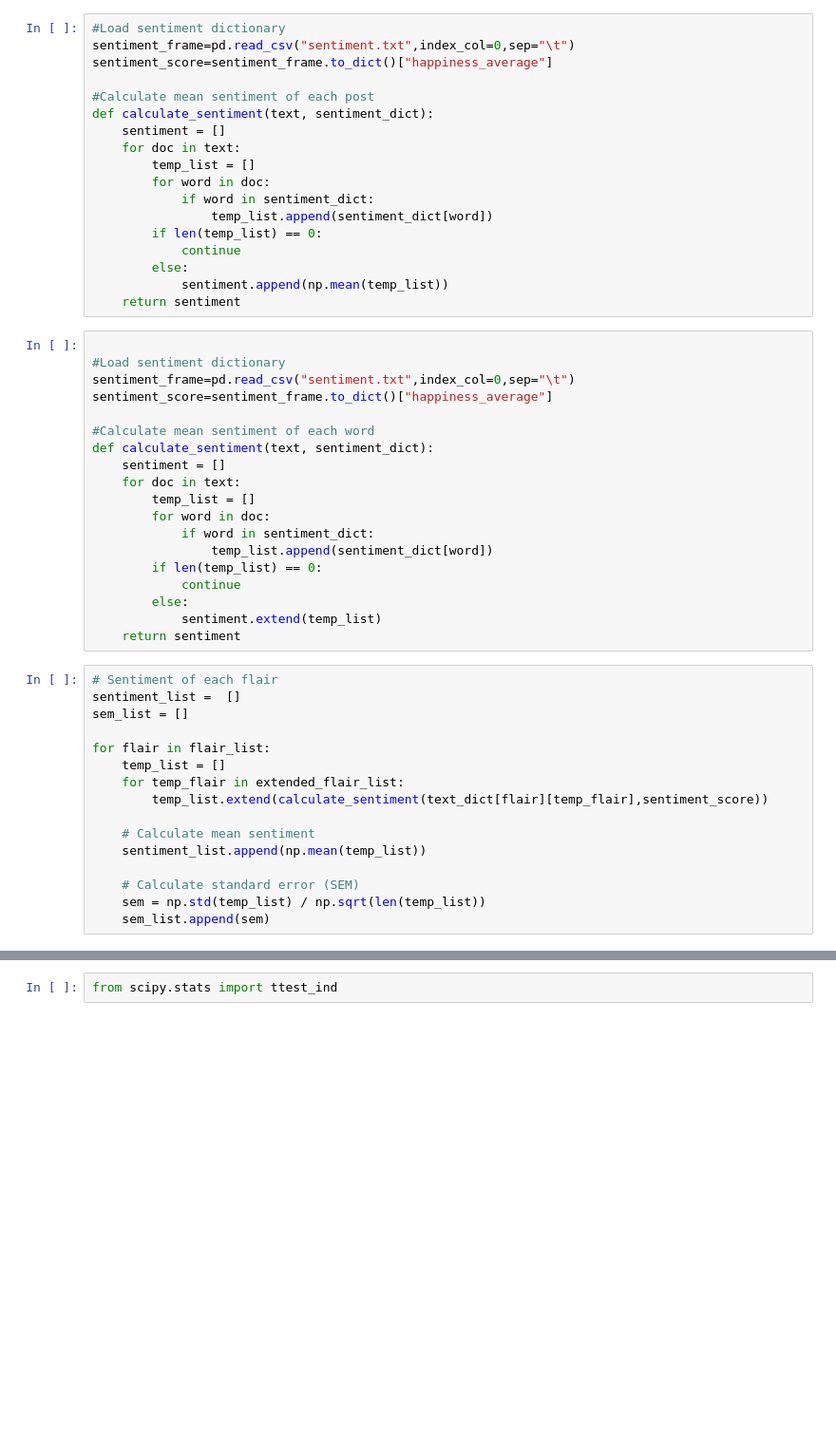
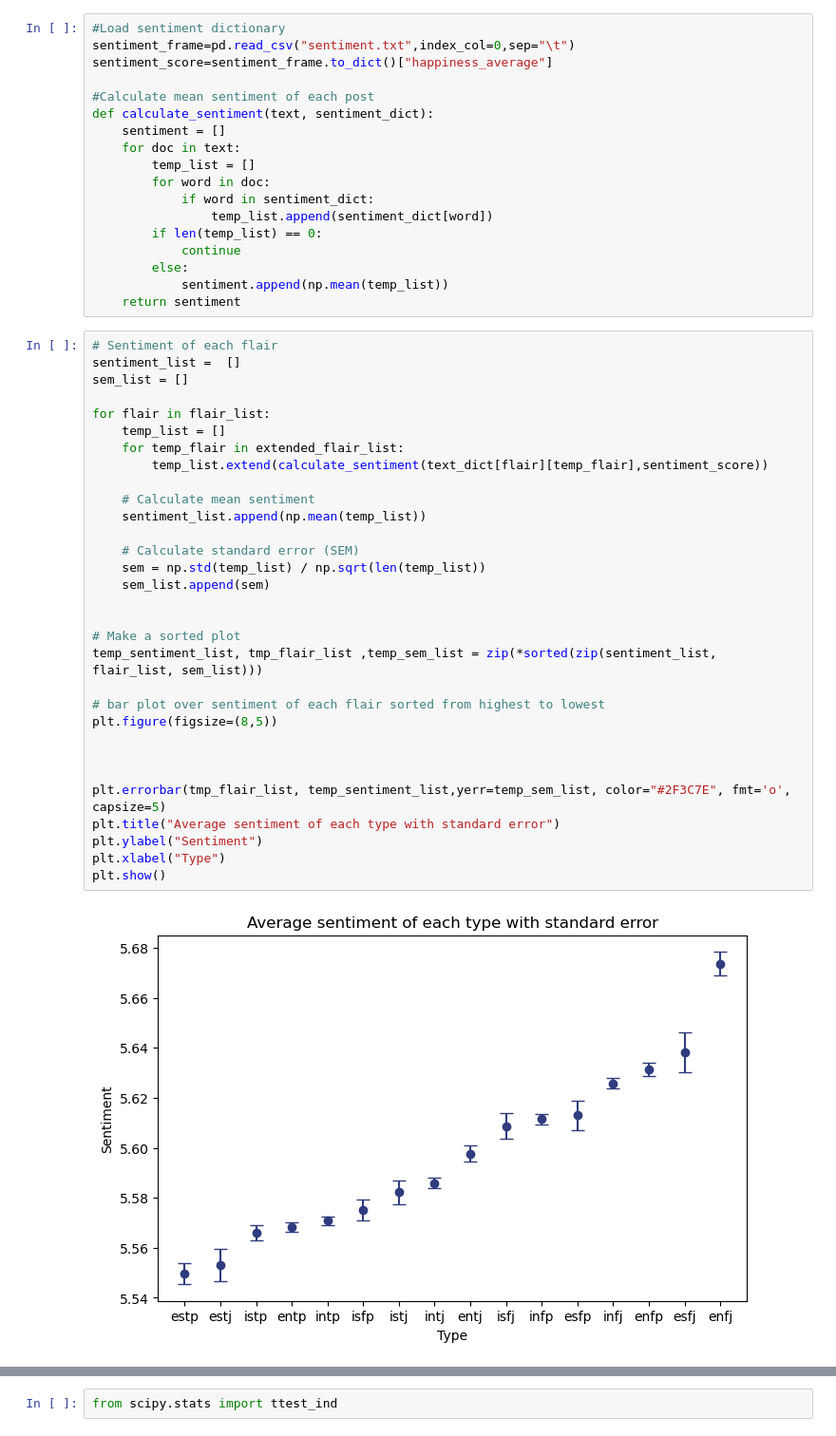
Before and after one commit to luchsonice/MBTI, a Jupyter notebook: 4_text_anlysis_graph.ipynb, the cells around one changed output, grey strips where cells are left out. Shown at 95% size. Saved outputs shown, nothing was run; the diff lists cells and outputs as text; blank space fills up the shorter version.

```diff
--- a/4_text_anlysis_graph.ipynb
+++ b/4_text_anlysis_graph.ipynb
@@ -139,38 +159,36 @@ def calculate_sentiment(text, sentiment_dict):
         else:
             sentiment.append(np.mean(temp_list))
     return sentiment
-# %%
-
-#Load sentiment dictionary
-sentiment_frame=pd.read_csv("sentiment.txt",index_col=0,sep="\t")
-sentiment_score=sentiment_frame.to_dict()["happiness_average"]
-
-#Calculate mean sentiment of each word
-def calculate_sentiment(text, sentiment_dict):
-    sentiment = []
-    for doc in text:
-        temp_list = []
-        for word in doc:
-            if word in sentiment_dict:
-                temp_list.append(sentiment_dict[word])
-        if len(temp_list) == 0:
-            continue
-        else:
-            sentiment.extend(temp_list)
-    return sentiment
 # %%
 # Sentiment of each flair
 sentiment_list =  []
 sem_list = []
 
 for flair in flair_list:
     temp_list = []
     for temp_flair in extended_flair_list:
         temp_list.extend(calculate_sentiment(text_dict[flair][temp_flair],sentiment_score))
 
     # Calculate mean sentiment
     sentiment_list.append(np.mean(temp_list))
 
     # Calculate standard error (SEM)
     sem = np.std(temp_list) / np.sqrt(len(temp_list))
     sem_list.append(sem)
+
+
+# Make a sorted plot
+temp_sentiment_list, tmp_flair_list ,temp_sem_list = zip(*sorted(zip(sentiment_list, flair_list, sem_list)))
+
+# bar plot over sentiment of each flair sorted from highest to lowest
+plt.figure(figsize=(8,5))
+
+
+
+plt.errorbar(tmp_flair_list, temp_sentiment_list,yerr=temp_sem_list, color="#2F3C7E", fmt='o', capsize=5)
+plt.title("Average sentiment of each type with standard error")
+plt.ylabel("Sentiment")
+plt.xlabel("Type")
+plt.show()
+# %% [output]
+[figure, added]
```
Also changed, not shown: parts of 28 cells of this notebook, 7 other files.
